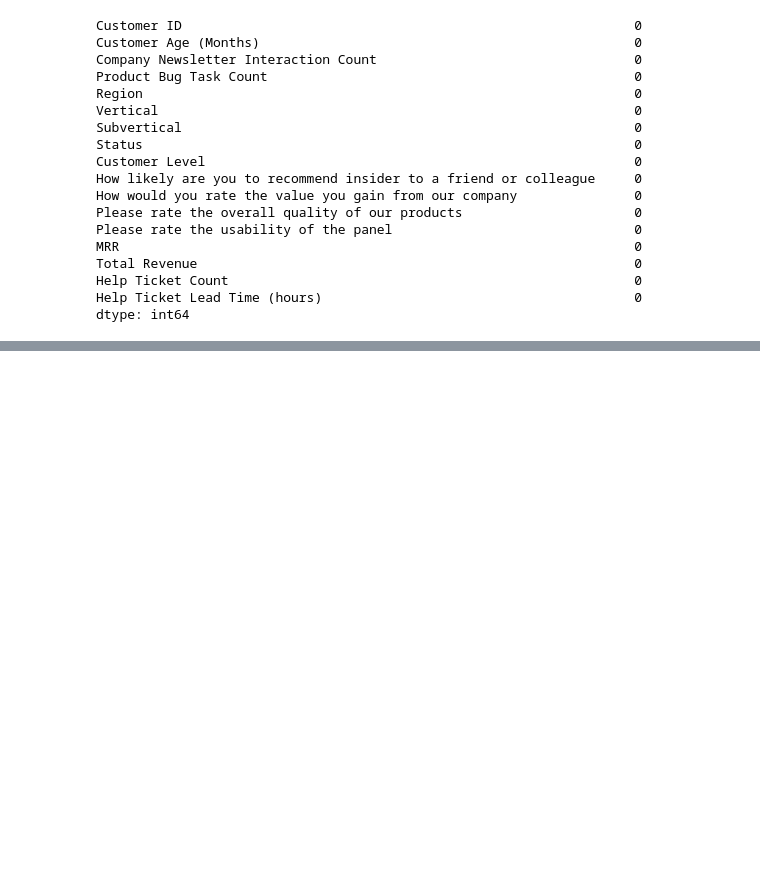
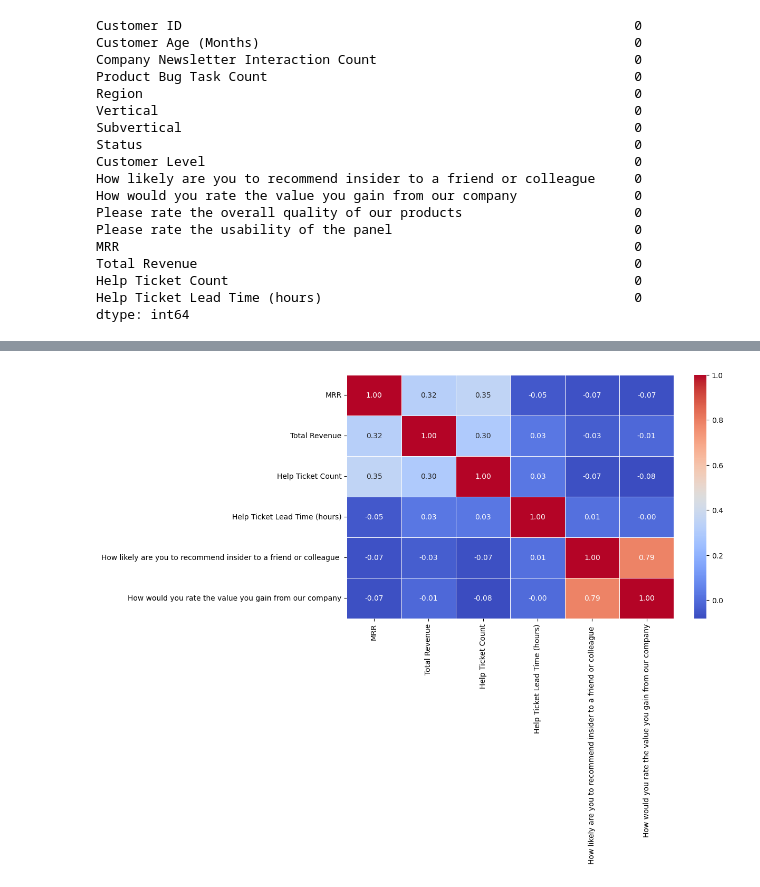
Before and after one commit to yahocan/hacettepeaidatathon2024, a Jupyter notebook: datathon.ipynb, the cells around one changed output, grey strips where cells are left out. Drawn from its saved outputs; the diff is of its cells as text; code cells hidden in the pictures; blank space fills up the shorter version.

```diff
--- a/datathon.ipynb
+++ b/datathon.ipynb
@@ -183,0 +302,11 @@ dtype: int64
+# %%
+correlation_matrix = merged_df[["MRR", "Total Revenue", "Help Ticket Count",
+                                "Help Ticket Lead Time (hours)",
+                                "How likely are you to recommend insider to a friend or colleague ",
+                                "How would you rate the value you gain from our company"]].corr()
+
+plt.figure(figsize=(10, 6))
+sns.heatmap(correlation_matrix, annot=True, cmap="coolwarm", fmt=".2f", linewidths=0.5)
+plt.show()
+# %% [output]
+[figure, added]
```
Also changed, not shown: parts of 14 cells of this notebook.
